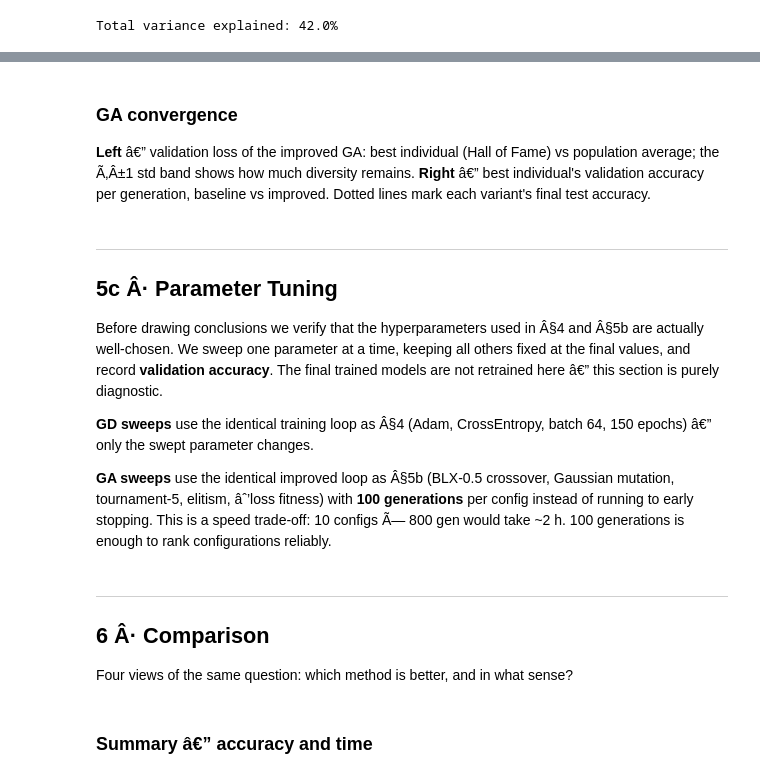
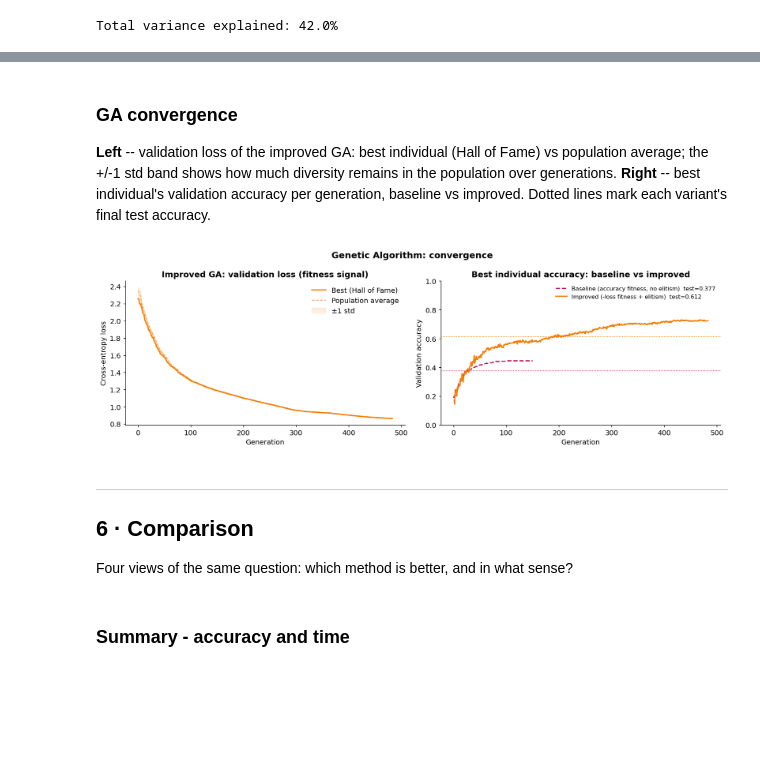
Before and after one commit to einoeI/GD-vs-GA-for-Urban-Sound-Classification, a Jupyter notebook: main.ipynb, the cells around one changed output, grey strips where cells are left out. Cells and saved outputs as stored; diff of their text form; code cells hidden in the pictures; blank space fills up the shorter version.

```diff
--- a/main.ipynb
+++ b/main.ipynb
@@ -51,3 +51,24 @@ os.makedirs('results/figures', exist_ok=True)
 torch.manual_seed(42)
 np.random.seed(42)
 random.seed(42)
+# %%
+# Load best hyperparameters found by tuning.ipynb
+# Falls back to well-chosen defaults when the JSON does not exist yet.
+import json as _json, os as _os
+
+_params_path = "results/best_params.json"
+if _os.path.exists(_params_path):
+    with open(_params_path) as _f:
+        _p = _json.load(_f)
+    GD_LR, GD_WD, GD_HIDDEN = _p["gd"]["lr"], _p["gd"]["weight_decay"], _p["gd"]["hidden_dim"]
+    GA_POP, GA_CXPB, GA_MUTPB, GA_ELITE = (_p["ga"]["pop_size"], _p["ga"]["cxpb"],
+                                             _p["ga"]["mutpb"],   _p["ga"]["elite_k"])
+    print(f"Tuned params loaded from {_params_path}")
+    print(f"  GD : lr={GD_LR:.2e}  wd={GD_WD:.2e}  hidden={GD_HIDDEN}")
+    print(f"  GA : N={GA_POP}  cxpb={GA_CXPB:.2f}  mutpb={GA_MUTPB:.2f}  elite_k={GA_ELITE}")
+else:
+    GD_LR, GD_WD, GD_HIDDEN = 1e-3, 1e-4, 20
+    GA_POP, GA_CXPB, GA_MUTPB, GA_ELITE = 100, 0.7, 0.05, 5
+    print("results/best_params.json not found - using defaults")
+    print(f"  GD : lr={GD_LR:.2e}  wd={GD_WD:.2e}  hidden={GD_HIDDEN}")
+    print(f"  GA : N={GA_POP}  cxpb={GA_CXPB:.2f}  mutpb={GA_MUTPB:.2f}  elite_k={GA_ELITE}")
@@ -387,10 +431,10 @@ Switching to **negative cross-entropy loss** gives the GA a **continuous, smooth
 
 In `eaSimple`, every individual is a candidate for replacement through crossover and mutation. The best individual found so far can be accidentally destroyed. With elitism, the top-5 individuals are copied unchanged into the next generation, **guaranteeing the best solution never regresses**. The remaining 95 individuals are still evolved normally, preserving population diversity.
 # %%
-ga_model  = MLP()
+ga_model  = MLP(hidden_dim=GD_HIDDEN)
 ga_crit   = nn.CrossEntropyLoss()
 
-# Improvement 1: fitness = âˆ’loss (continuous signal, not coarse accuracy)
+# Improvement 1: fitness = -loss (continuous signal, not coarse accuracy)
 def evaluate(individual):
     set_weights(ga_model, individual)
     ga_model.eval()
@@ -398,11 +442,11 @@ def evaluate(individual):
         loss = ga_crit(ga_model(X_val_t), y_val_t).item()
     return (-loss,)
 
-POP_SIZE = 100
+POP_SIZE = GA_POP
 NGEN     = 150
-CXPB     = 0.7
-MUTPB    = 0.05
-ELITE_K  = 5   # Improvement 2: elitism â€” top-5 survive every generation unchanged
+CXPB     = GA_CXPB
+MUTPB    = GA_MUTPB
+ELITE_K  = GA_ELITE   # Improvement 2: elitism  -  top-5 survive every generation unchanged
 
 toolbox = base.Toolbox()
 toolbox.register('attr_float', random.gauss, 0.0, 0.1)
@@ -413,5 +457,5 @@ toolbox.register('mate',     tools.cxBlend,       alpha=0.5)
 toolbox.register('mutate',   tools.mutGaussian,   mu=0.0, sigma=0.05, indpb=0.05)
 toolbox.register('select',   tools.selTournament, tournsize=5)
 
-print(f'Population: {POP_SIZE}  Â·  Elitism: top-{ELITE_K}  Â·  Fitness: âˆ’loss')
+print(f'Population: {POP_SIZE}  ·  Elitism: top-{ELITE_K}  ·  Fitness: -loss')
 # %% [output]
@@ -602,47 +539,42 @@ Test accuracy: 0.6213   Time: 124.3s
 # %% [markdown]
 ### GA convergence
-**Left** â€” validation loss of the improved GA: best individual (Hall of Fame) vs population average; the Ã‚Â±1 std band shows how much diversity remains.
-**Right** â€” best individual's validation accuracy per generation, baseline vs improved. Dotted lines mark each variant's final test accuracy.
+**Left**  --  validation loss of the improved GA: best individual (Hall of Fame) vs population average;
+the +/-1 std band shows how much diversity remains in the population over generations.
+**Right**  --  best individual's validation accuracy per generation, baseline vs improved.
+Dotted lines mark each variant's final test accuracy.
 # %%
 ga_best_loss = -np.array(logbook.select('max'))
 ga_avg_loss  = -np.array(logbook.select('avg'))
 ga_std_loss  =  np.array(logbook.select('std'))
 gens         = range(len(ga_best_loss))
 
 fig, axes = plt.subplots(1, 2, figsize=(14, 4.5))
 
 axes[0].plot(gens, ga_best_loss, color=GA, linewidth=2,   label='Best (Hall of Fame)')
 axes[0].plot(gens, ga_avg_loss,  color=GA, linewidth=1.2, label='Population average', linestyle='--', alpha=0.7)
 axes[0].fill_between(gens, ga_avg_loss - ga_std_loss, ga_avg_loss + ga_std_loss,
-                     color=GA, alpha=0.12, label='Â±1 std')
+                     color=GA, alpha=0.12, label='±1 std')
 axes[0].set_title('Improved GA: validation loss (fitness signal)')
 axes[0].set_xlabel('Generation')
 axes[0].set_ylabel('Cross-entropy loss')
 axes[0].legend(frameon=False)
 
 axes[1].plot(ga_best_acc_orig, color=PINK, linewidth=1.8,
              label=f'Baseline (accuracy fitness, no elitism)  test={ga_test_acc_orig:.3f}',
              linestyle='--')
 axes[1].plot(range(1, len(ga_best_acc)+1), ga_best_acc, color=GA, linewidth=2,
              label=f'Improved (-loss fitness + elitism)  test={ga_test_acc:.3f}')
 axes[1].axhline(ga_test_acc_orig, color=PINK, linestyle=':', linewidth=1)
 axes[1].axhline(ga_test_acc,      color=GA,   linestyle=':', linewidth=1)
 axes[1].set_title('Best individual accuracy: baseline vs improved')
 axes[1].set_xlabel('Generation')
 axes[1].set_ylabel('Validation accuracy')
 axes[1].set_ylim(0, 1)
 axes[1].legend(frameon=False, fontsize=9)
 
 plt.suptitle('Genetic Algorithm: convergence', fontsize=14, fontweight='bold')
 plt.tight_layout()
 plt.savefig('results/figures/ga_convergence.png', **SAVE)
 plt.show()
+# %% [output]
+[figure, added]
-# %% [markdown]
----
-## 5c Â· Parameter Tuning
-
-Before drawing conclusions we verify that the hyperparameters used in Â§4 and Â§5b are actually well-chosen. We sweep one parameter at a time, keeping all others fixed at the final values, and record **validation accuracy**. The final trained models are not retrained here â€” this section is purely diagnostic.
-
-**GD sweeps** use the identical training loop as Â§4 (Adam, CrossEntropy, batch 64, 150 epochs) â€” only the swept parameter changes.
-
-**GA sweeps** use the identical improved loop as Â§5b (BLX-0.5 crossover, Gaussian mutation, tournament-5, elitism, âˆ’loss fitness) with **100 generations** per config instead of running to early stopping. This is a speed trade-off: 10 configs Ã— 800 gen would take ~2 h. 100 generations is enough to rank configurations reliably.
@@ -847,10 +581,10 @@ print(f'  Best elite_k:  {elite_values[int(np.argmax(elite_val_accs))]:<5}  val
 # %% [markdown]
 ---
-## 6 Â· Comparison
+## 6 · Comparison
 
 Four views of the same question: which method is better, and in what sense?
 # %% [markdown]
-### Summary â€” accuracy and time
+### Summary  -  accuracy and time
 # %%
 fig, axes = plt.subplots(1, 2, figsize=(11, 4))
 
```
Also changed, not shown: parts of 47 cells of this notebook, 31 other files.
